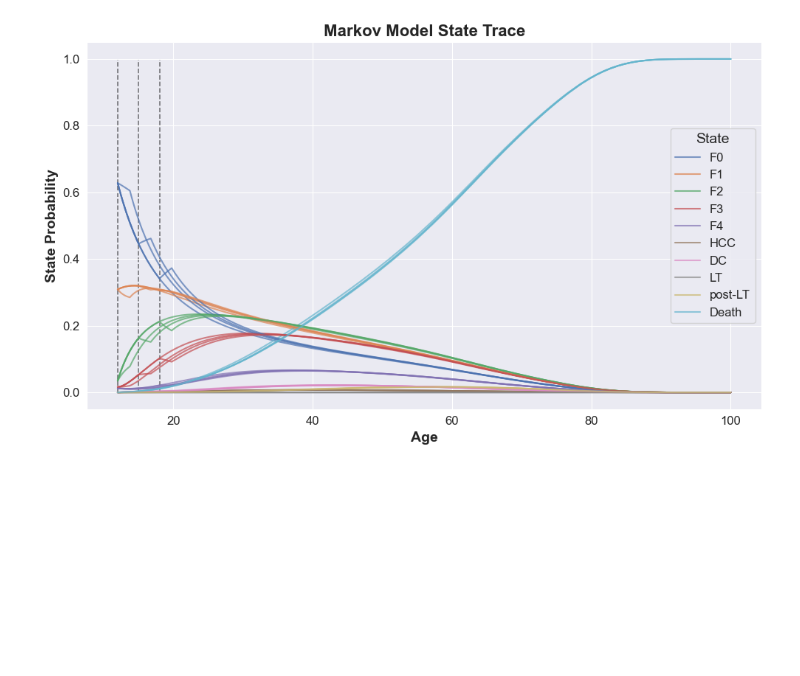
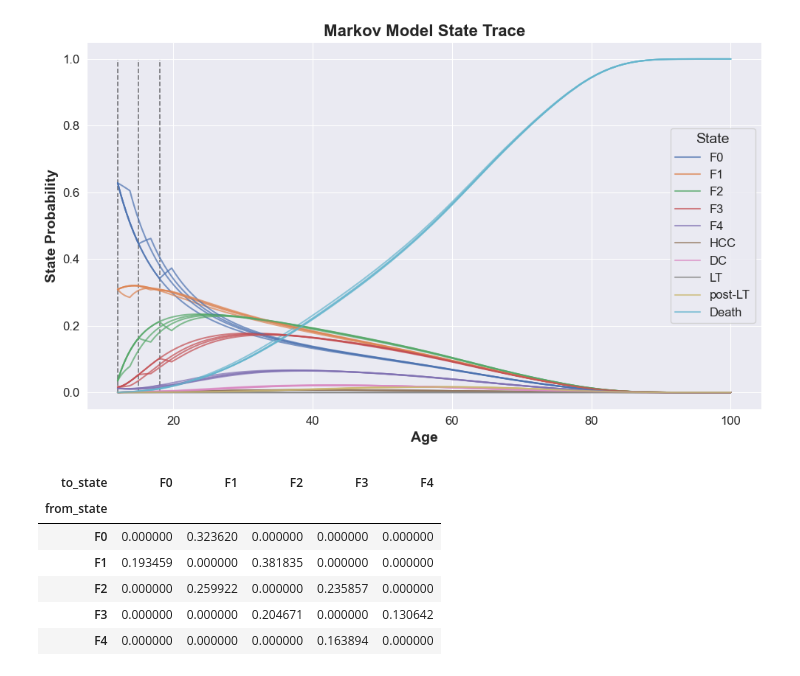
Before and after one commit to ConorMesser/glp1_cea, a Jupyter notebook: final_project.ipynb, the cells around one changed output. Saved outputs shown, nothing was run; the diff lists cells and outputs as text; code cells hidden in the pictures; blank space fills up the shorter version.

```diff
--- a/final_project.ipynb
+++ b/final_project.ipynb
@@ -576,3 +573,14 @@ plt.tight_layout()
 fig.savefig('markov_trace_start_age_comparison.same_tx_duration.len_1_5.png', dpi=300)
 # %% [output]
 [figure]
+# %%
+tm = load_transition_matrix('~/Documents/courses/HRP_392/final_baseline_transition_probs.csv', "_trial_high", cycle_length=1)
+tm.iloc[:5, :5]
+# %% [output]
+| to_state | F0 | F1 | F2 | F3 | F4 |
+| from_state |  |  |  |  |  |
+| F0 | 0.000000 | 0.323620 | 0.000000 | 0.000000 | 0.000000 |
+| F1 | 0.193459 | 0.000000 | 0.381835 | 0.000000 | 0.000000 |
+| F2 | 0.000000 | 0.259922 | 0.000000 | 0.235857 | 0.000000 |
+| F3 | 0.000000 | 0.000000 | 0.204671 | 0.000000 | 0.130642 |
+| F4 | 0.000000 | 0.000000 | 0.000000 | 0.163894 | 0.000000 |
```
Also changed, not shown: parts of 12 cells of this notebook, 2 other files.
